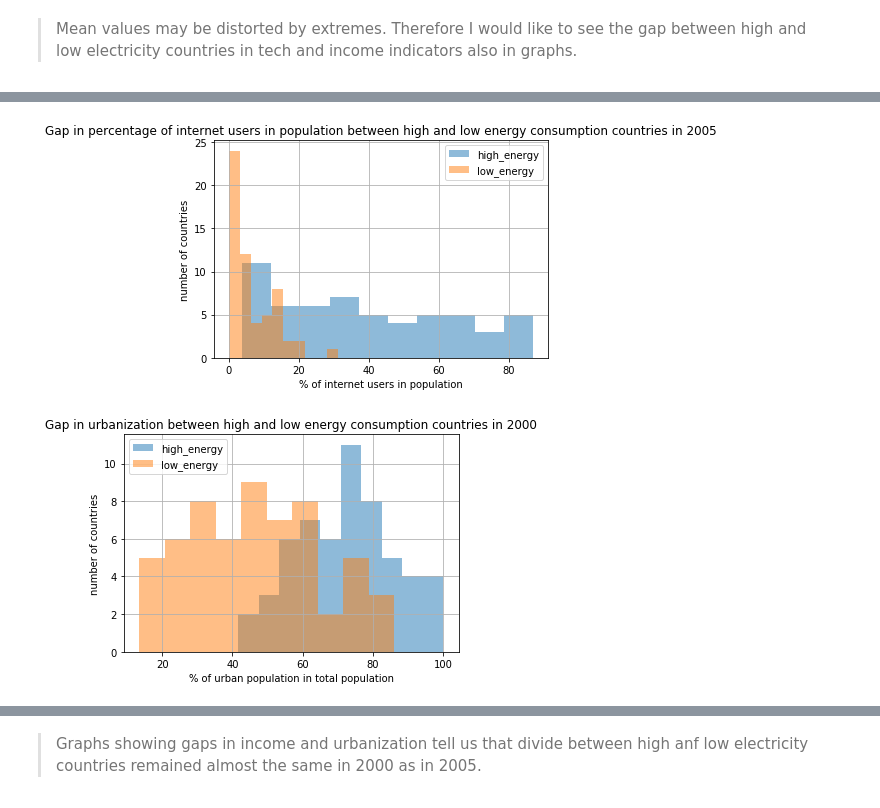
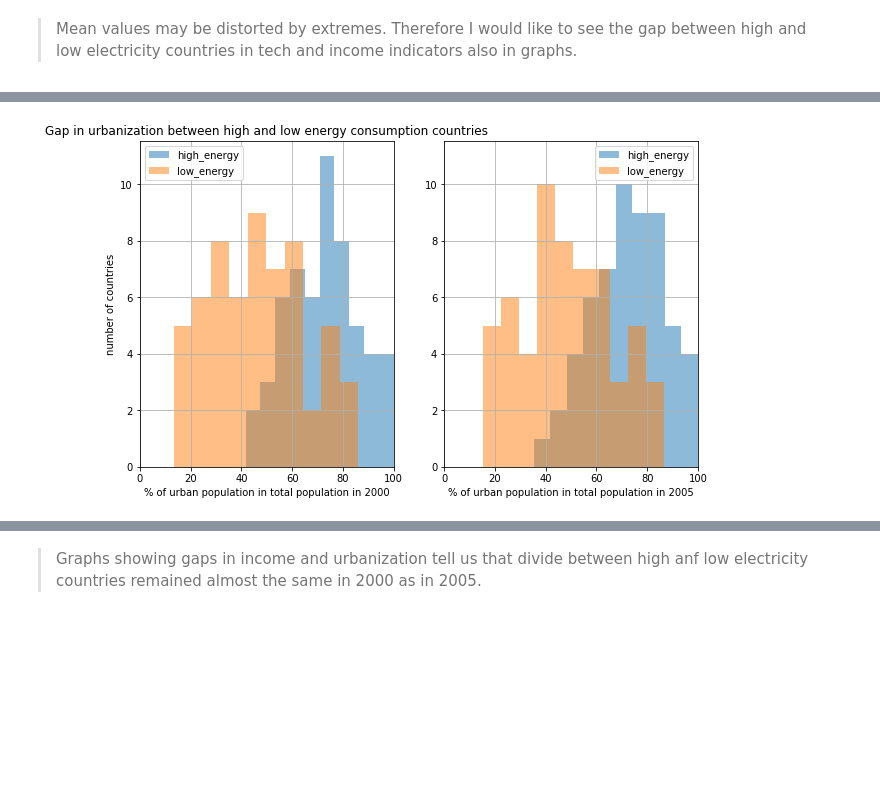
Before and after one commit to Kamila-Hamalcikova/Different-electricity-consumption-in-different-regions, a Jupyter notebook: Electricity consumption in different regions of the world.ipynb, the cells around one changed output, grey strips where cells are left out. Drawn from its saved outputs; the diff is of its cells as text; code cells hidden in the pictures; blank space fills up the shorter version.

```diff
--- a/Electricity consumption in different regions of the world.ipynb
+++ b/Electricity consumption in different regions of the world.ipynb
@@ -797,18 +805,21 @@ plt.ylabel('number of countries');
-# %%
-high_energy_2005['2005_int'].hist(alpha = 0.5, label='high_energy')
-low_energy_2005['2005_int'].hist(alpha = 0.5, label='low_energy')
-plt.legend()
-plt.title('Gap in percentage of internet users in population between high and low energy consumption countries in 2005')
-plt.xlabel('% of internet users in population')
-plt.ylabel('number of countries');
-# %% [output]
-[figure, removed]
 # %%
+plt.figure(figsize=(10, 6))
+
+ax1 = plt.subplot(1, 2, 1)
 high_energy_2000['2000_urban'].hist(alpha = 0.5, label='high_energy')
 low_energy_2000['2000_urban'].hist(alpha = 0.5, label='low_energy')
+plt.xlim(0, 100)
 plt.legend()
-plt.title('Gap in urbanization between high and low energy consumption countries in 2000')
-plt.xlabel('% of urban population in total population')
+plt.title('Gap in urbanization between high and low energy consumption countries')
+plt.xlabel('% of urban population in total population in 2000')
 plt.ylabel('number of countries');
+
+
+ax2 = plt.subplot(1, 2, 2, sharey=ax1)
+high_energy_2005['2005_urban'].hist(alpha = 0.5, label='high_energy')
+low_energy_2005['2005_urban'].hist(alpha = 0.5, label='low_energy')
+plt.xlim(0, 100)
+plt.xlabel('% of urban population in total population in 2005')
+plt.legend();
 # %% [output]
-[figure, old version]
+[figure, new version]
```
Also changed, not shown: parts of 16 cells of this notebook.
